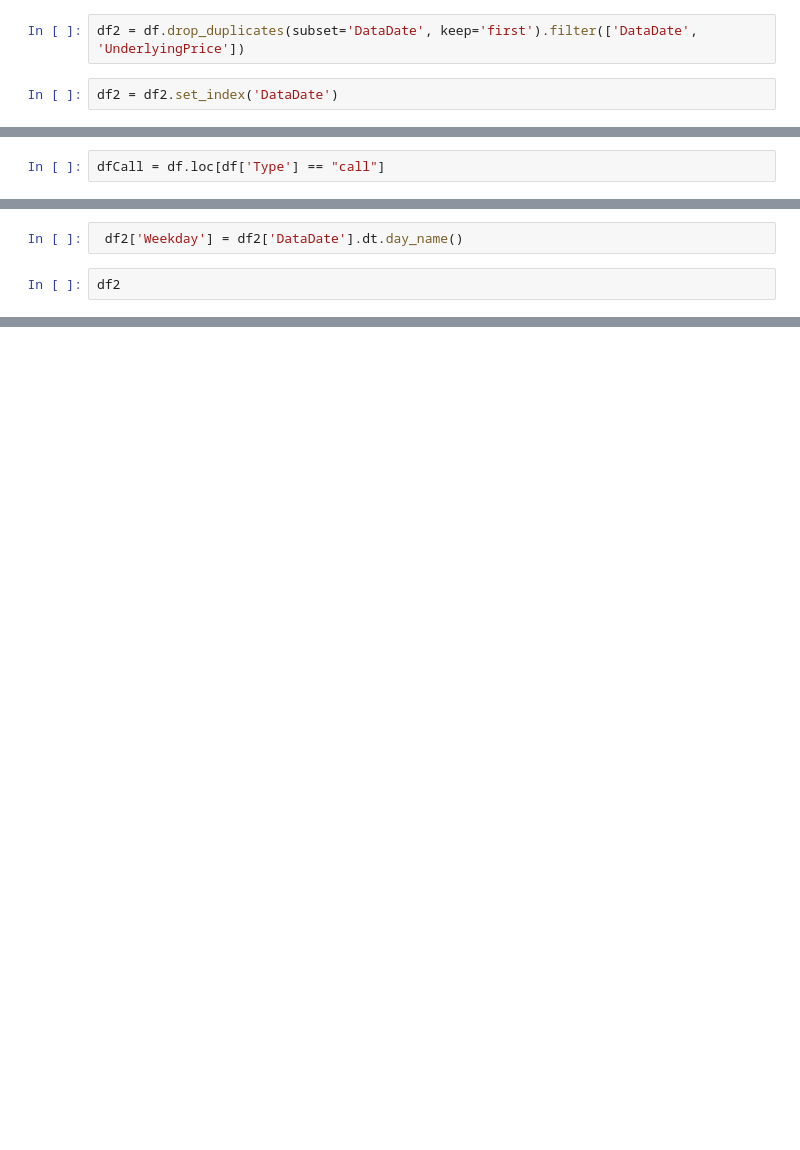
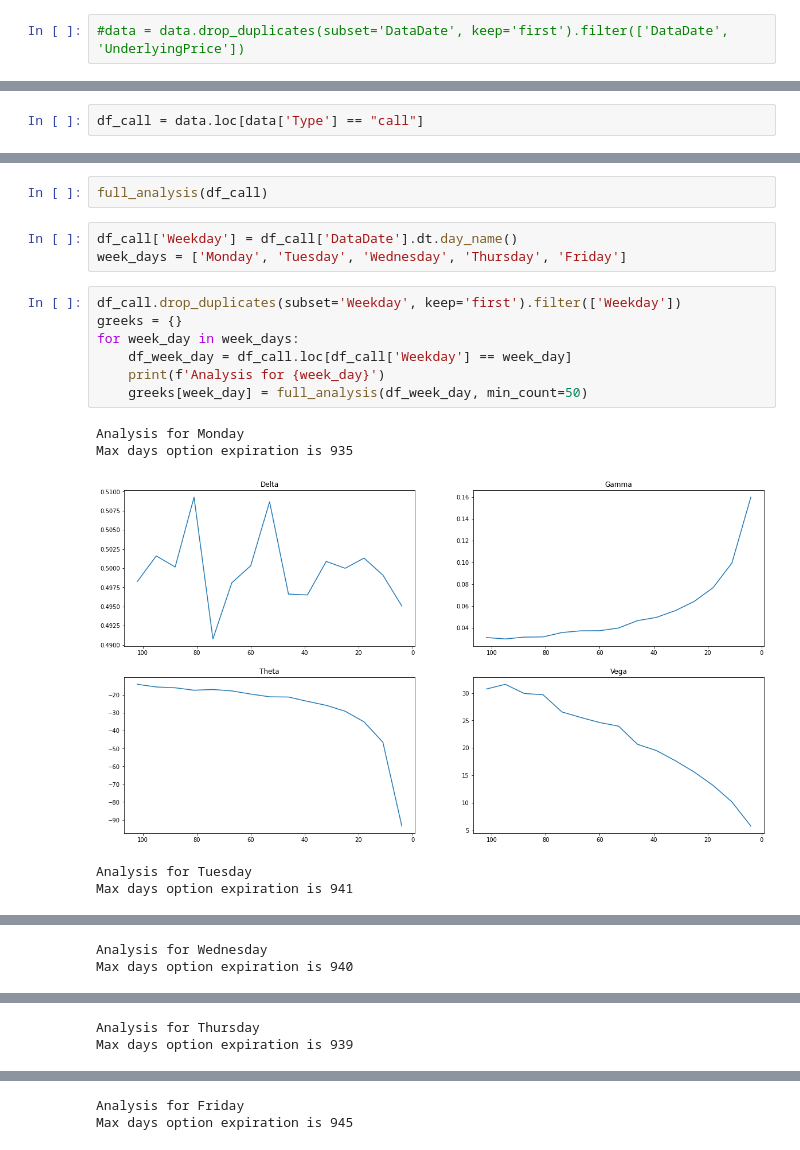
Before and after one commit to su23/WquProfitingFromTimeDecayAnalysis, a Jupyter notebook: analysis4.ipynb, the cells around one changed output, grey strips where cells are left out. Saved outputs shown, nothing was run; the diff lists cells and outputs as text; blank space fills up the shorter version.

Commit message:
add week day analysis

```diff
--- a/analysis4.ipynb
+++ b/analysis4.ipynb
@@ -19,4 +21,2 @@ df['DataDate'] = pd.to_datetime(df['DataDate'])
 # %%
-df2 = df.drop_duplicates(subset='DataDate', keep='first').filter(['DataDate', 'UnderlyingPrice'])
+#data = data.drop_duplicates(subset='DataDate', keep='first').filter(['DataDate', 'UnderlyingPrice'])
-# %%
-df2 = df2.set_index('DataDate')
@@ -29,3 +29,3 @@ plt.show()
 # %%
-dfCall = df.loc[df['Type'] == "call"]
+df_call = data.loc[data['Type'] == "call"]
 # %%
@@ -94,4 +78,18 @@ df2
-# %%
- df2['Weekday'] = df2['DataDate'].dt.day_name()
-# %%
-df2
+# %%
+full_analysis(df_call)
+# %%
+df_call['Weekday'] = df_call['DataDate'].dt.day_name()
+week_days = ['Monday', 'Tuesday', 'Wednesday', 'Thursday', 'Friday']
+# %%
+df_call.drop_duplicates(subset='Weekday', keep='first').filter(['Weekday'])
+greeks = {}
+for week_day in week_days:
+    df_week_day = df_call.loc[df_call['Weekday'] == week_day]
+    print(f'Analysis for {week_day}')
+    greeks[week_day] = full_analysis(df_week_day, min_count=50)
+# %% [output]
+Analysis for Monday
+Max days option expiration is 935
+[figure, added]
+Analysis for Tuesday
+Max days option expiration is 941
@@ -97,0 +97,2 @@ df2
+Analysis for Wednesday
+Max days option expiration is 940
@@ -97,0 +100,2 @@ df2
+Analysis for Thursday
+Max days option expiration is 939
@@ -97,0 +103,2 @@ df2
+Analysis for Friday
+Max days option expiration is 945
```
Also changed, not shown: parts of 13 cells of this notebook.
